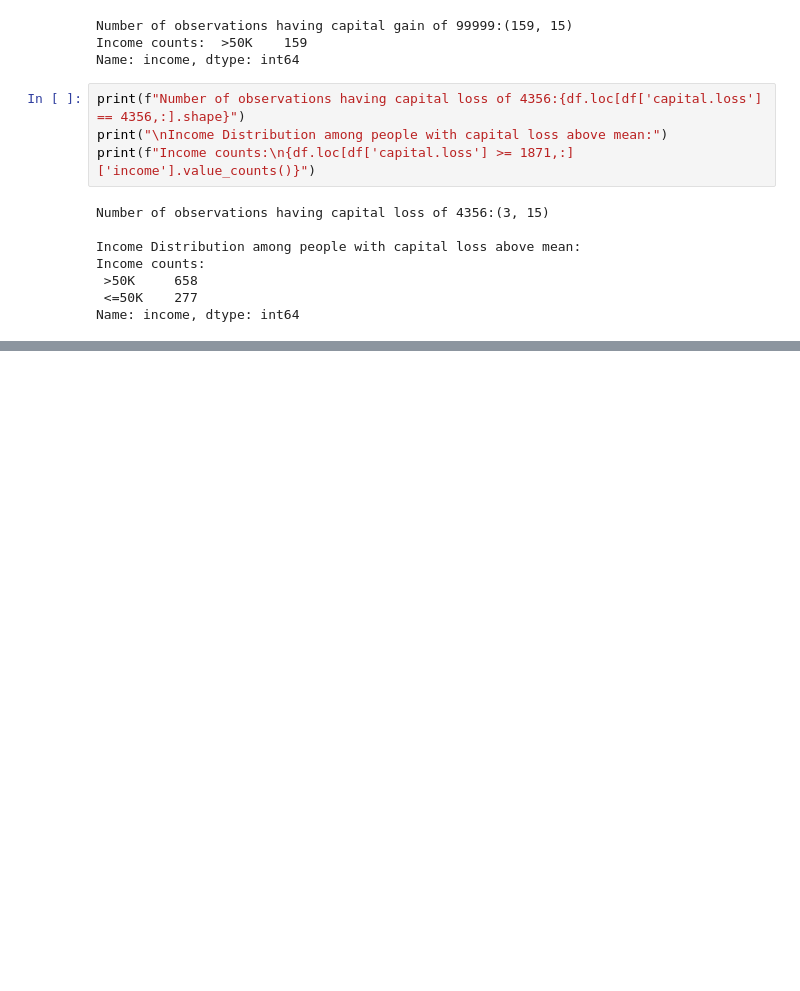
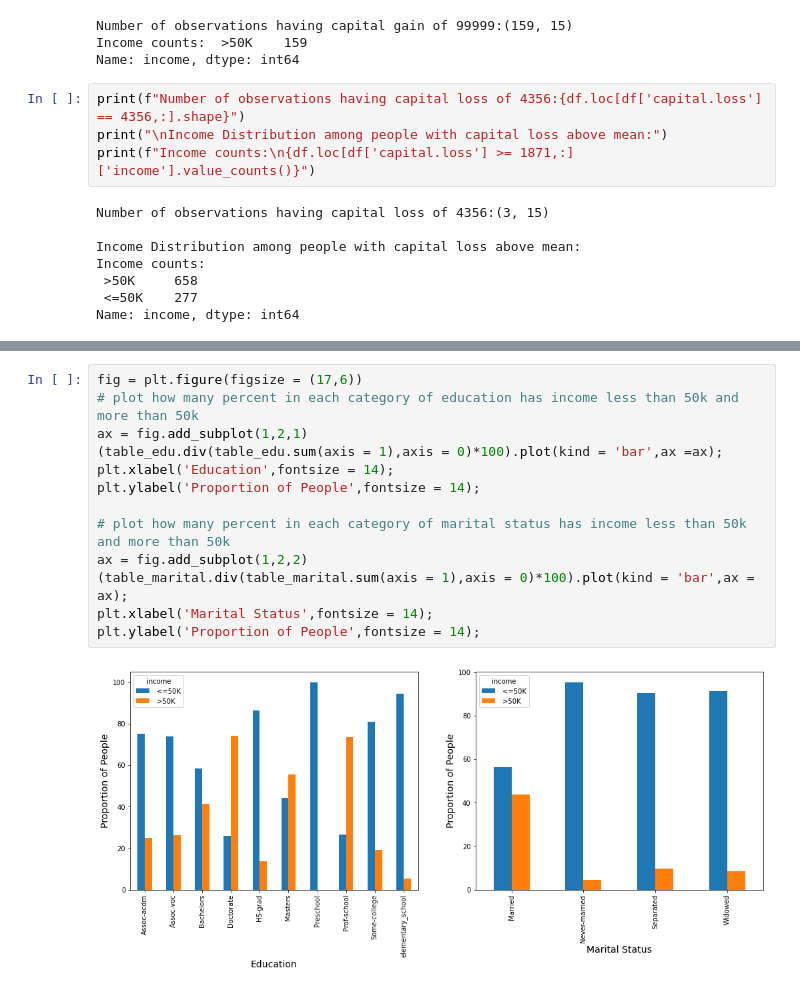
Before and after one commit to phillakh/6000CEM-Machine-Learning-and-Related-Applications, a Jupyter notebook: Notebook.ipynb, the cells around one changed output, grey strips where cells are left out. Cells and saved outputs as stored; diff of their text form; blank space fills up the shorter version.

```diff
--- a/Notebook.ipynb
+++ b/Notebook.ipynb
@@ -325,0 +358,15 @@ Name: income, dtype: int64
+# %%
+fig = plt.figure(figsize = (17,6))
+# plot how many percent in each category of education has income less than 50k and more than 50k
+ax = fig.add_subplot(1,2,1)
+(table_edu.div(table_edu.sum(axis = 1),axis = 0)*100).plot(kind = 'bar',ax =ax);
+plt.xlabel('Education',fontsize = 14);
+plt.ylabel('Proportion of People',fontsize = 14);
+
+# plot how many percent in each category of marital status has income less than 50k and more than 50k
+ax = fig.add_subplot(1,2,2)
+(table_marital.div(table_marital.sum(axis = 1),axis = 0)*100).plot(kind = 'bar',ax = ax);
+plt.xlabel('Marital Status',fontsize = 14);
+plt.ylabel('Proportion of People',fontsize = 14);
+# %% [output]
+[figure, added]
```
Also changed, not shown: parts of 2 cells of this notebook.
